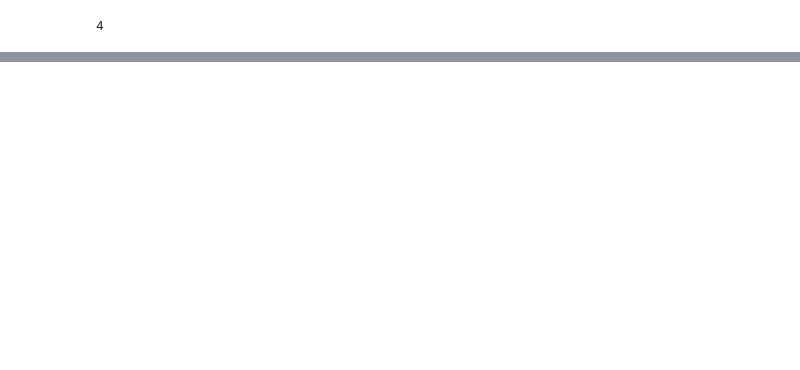
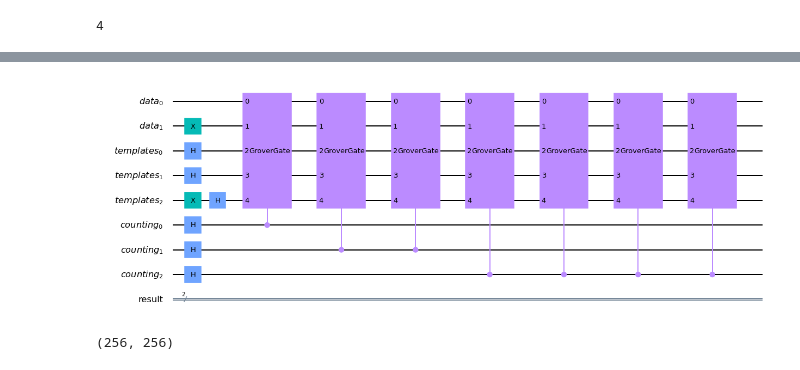
Before and after one commit to Fergus-Hayes/quantum-matched-filter, a Jupyter notebook: qiskit/debugging_script.ipynb, the cells around one changed output, grey strips where cells are left out. Saved outputs shown, nothing was run; the diff lists cells and outputs as text; code cells hidden in the pictures; blank space fills up the shorter version.

```diff
--- a/qiskit/debugging_script.ipynb
+++ b/qiskit/debugging_script.ipynb
@@ -243,0 +287,20 @@ print(opt_p)
+# %%
+GateCircuit=QuantumCircuit(data,templates)
+GateCircuit=GroverGate(GateCircuit,n)
+#GateCicuit.draw(output="mpl")
+G_Grover = GateCircuit.to_gate()
+G_Grover.label = "GroverGate"
+C_Grover = G_Grover.control()
+# %%
+#the controlled Grover gate part in QPE
+iteration=1
+#looping through all the counting qubits
+for countingqubit in np.arange(n+a,n+a+p):
+    for i in np.arange(iteration):
+        #this loop is to apply grovers 2^p times
+        search_Circuit.append(C_Grover, [countingqubit]+[*range(0,n+a)])
+    iteration *=2
+search_Circuit.draw(output="mpl")
+#the more bottom the later the qubit is. then in the matrix state vector it is stacked on the top
+# %% [output]
+[figure, added]
@@ -243,0 +310,4 @@ print(opt_p)
+# %%
+print (Matrix.shape)
+# %% [output]
+(256, 256)
```
Also changed, not shown: parts of 19 cells of this notebook.
